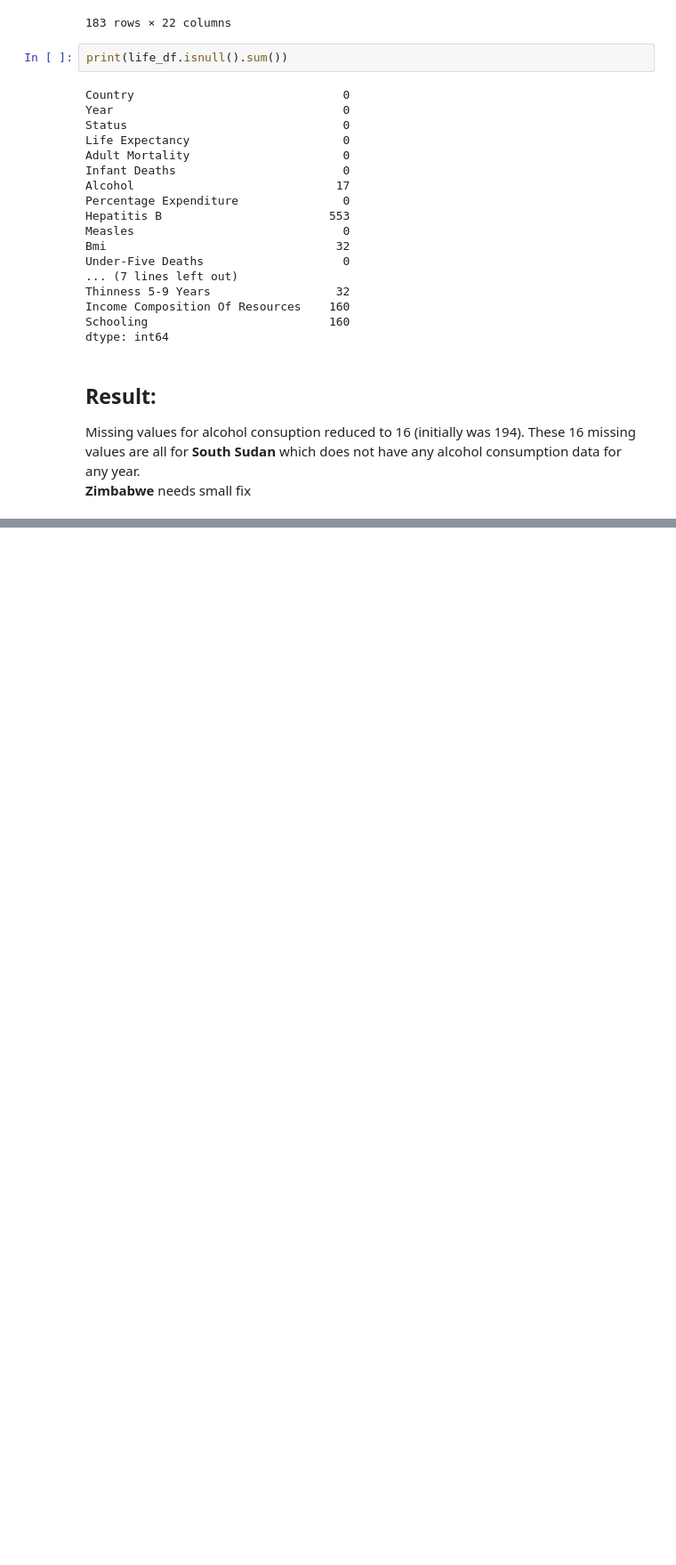
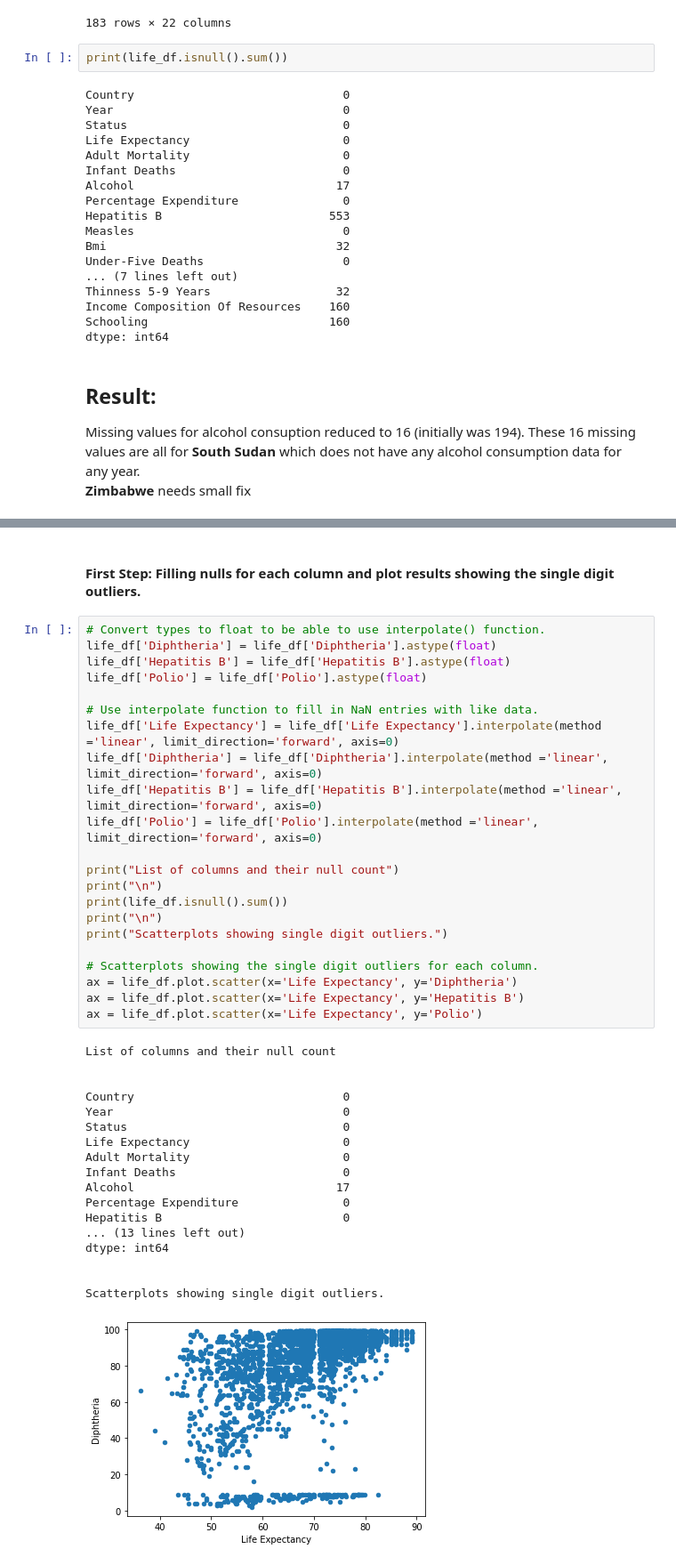
Before and after one commit to HoManCode/Group2-SIT307, a Jupyter notebook: A2 Dataset.ipynb, the cells around one changed output, grey strips where cells are left out. Shown: that part at 89% size. Cells and saved outputs as stored; diff of their text form; blank space fills up the shorter version.

Commit message:
Cleaned Polio, Diphtheria and Hepatitis B columns

```diff
--- a/A2 Dataset.ipynb
+++ b/A2 Dataset.ipynb
@@ -401,0 +429,43 @@ Missing values for alcohol consuption reduced to 16 (initially was 194). These 1
+# %% [markdown]
+#### First Step: Filling nulls for each column and plot results showing the single digit outliers.
+# %%
+# Convert types to float to be able to use interpolate() function.
+life_df['Diphtheria'] = life_df['Diphtheria'].astype(float)
+life_df['Hepatitis B'] = life_df['Hepatitis B'].astype(float)
+life_df['Polio'] = life_df['Polio'].astype(float)
+
+# Use interpolate function to fill in NaN entries with like data.
+life_df['Life Expectancy'] = life_df['Life Expectancy'].interpolate(method ='linear', limit_direction='forward', axis=0)
+life_df['Diphtheria'] = life_df['Diphtheria'].interpolate(method ='linear', limit_direction='forward', axis=0)
+life_df['Hepatitis B'] = life_df['Hepatitis B'].interpolate(method ='linear', limit_direction='forward', axis=0)
+life_df['Polio'] = life_df['Polio'].interpolate(method ='linear', limit_direction='forward', axis=0)
+
+print("List of columns and their null count")
+print("\n")
+print(life_df.isnull().sum())
+print("\n")
+print("Scatterplots showing single digit outliers.")
+
+# Scatterplots showing the single digit outliers for each column.
+ax = life_df.plot.scatter(x='Life Expectancy', y='Diphtheria')
+ax = life_df.plot.scatter(x='Life Expectancy', y='Hepatitis B')
+ax = life_df.plot.scatter(x='Life Expectancy', y='Polio')
+# %% [output]
+List of columns and their null count
+
+
+Country                              0
+Year                                 0
+Status                               0
+Life Expectancy                      0
+Adult Mortality                      0
+Infant Deaths                        0
+Alcohol                             17
+Percentage Expenditure               0
+Hepatitis B                          0
+... (13 lines left out)
+dtype: int64
+
+
+Scatterplots showing single digit outliers.
+[figure, added]
```
Also changed, not shown: parts of 12 cells of this notebook.
